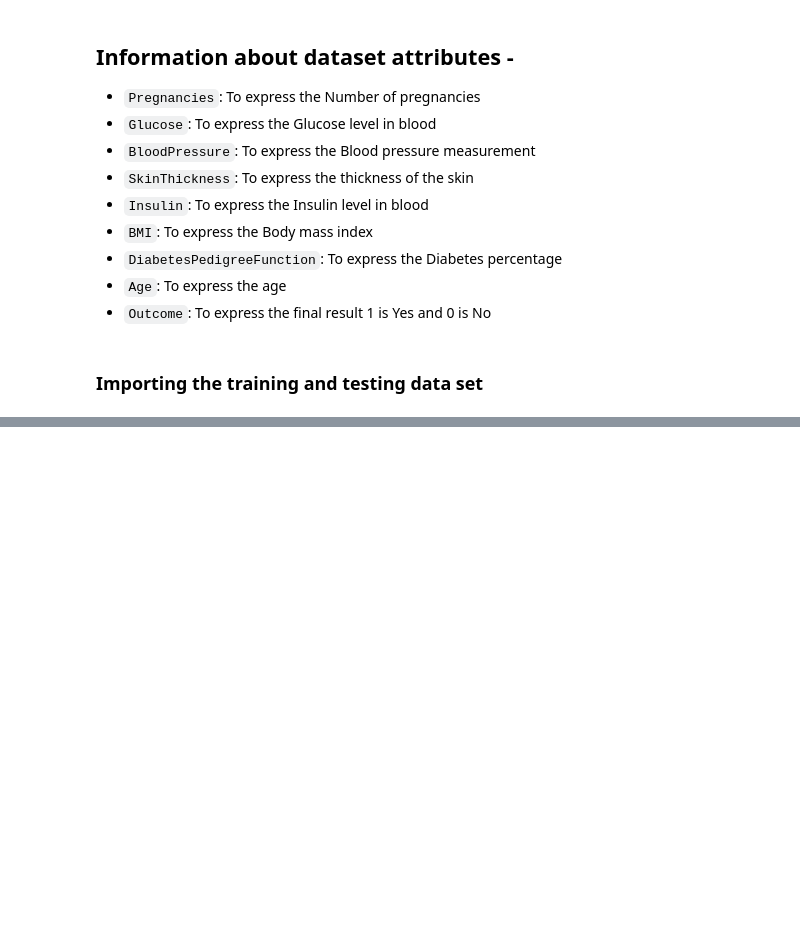
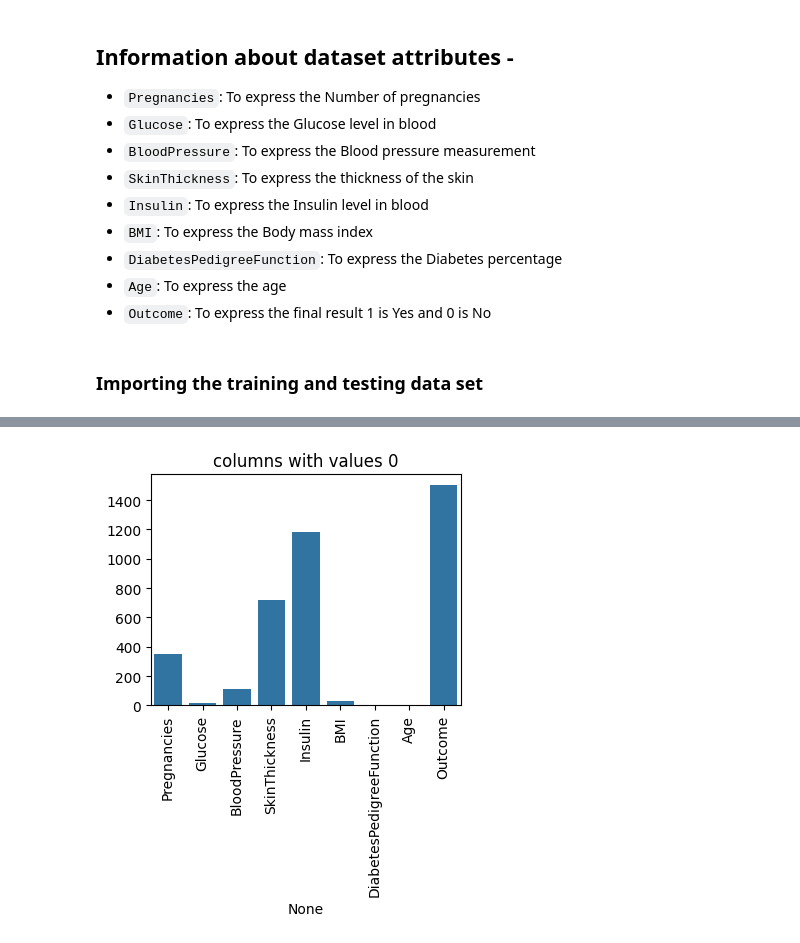
Before and after one commit to pro402/Diabetes_ML, a Jupyter notebook: Notebooks/Notebook1.ipynb, the cells around one changed output, grey strips where cells are left out. Drawn from its saved outputs; the diff is of its cells as text; code cells hidden in the pictures; blank space fills up the shorter version.

```diff
--- a/Notebooks/Notebook1.ipynb
+++ b/Notebooks/Notebook1.ipynb
@@ -28,5 +30,5 @@ import matplotlib.pyplot as plt
 # %% [markdown]
 ### Importing the training and testing data set
 # %%
-train = pd.read_csv("DataSets/Training.csv")
-test = pd.read_csv("DataSets/Testing.csv")
+train = pd.read_csv("../DataSets/Training.csv")
+test = pd.read_csv("../DataSets/Testing.csv")
@@ -34,0 +61,9 @@ FileNotFoundError: [Errno 2] No such file or directory: 'DataSets/Training.csv'
+# %%
+zero_counts = (train == 0).sum()
+plt.figure(figsize=(4,3))
+sns.barplot(x=zero_counts.index, y=zero_counts.values)
+plt.xticks(rotation=90)
+plt.title("columns with values 0")
+plt.show()
+# %% [output]
+[figure, added]
```
Also changed, not shown: parts of 24 cells of this notebook.
